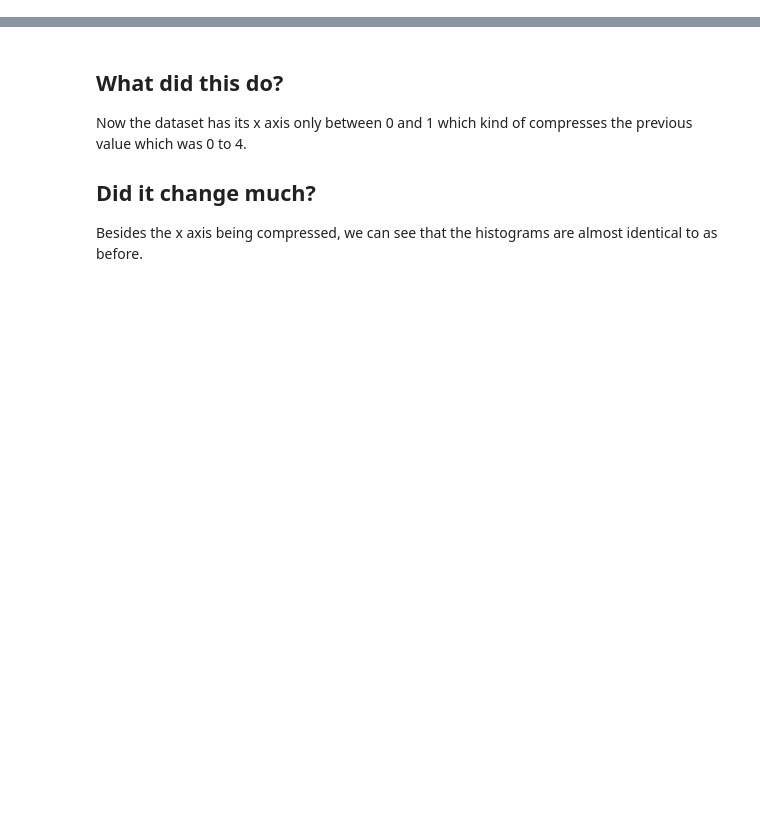
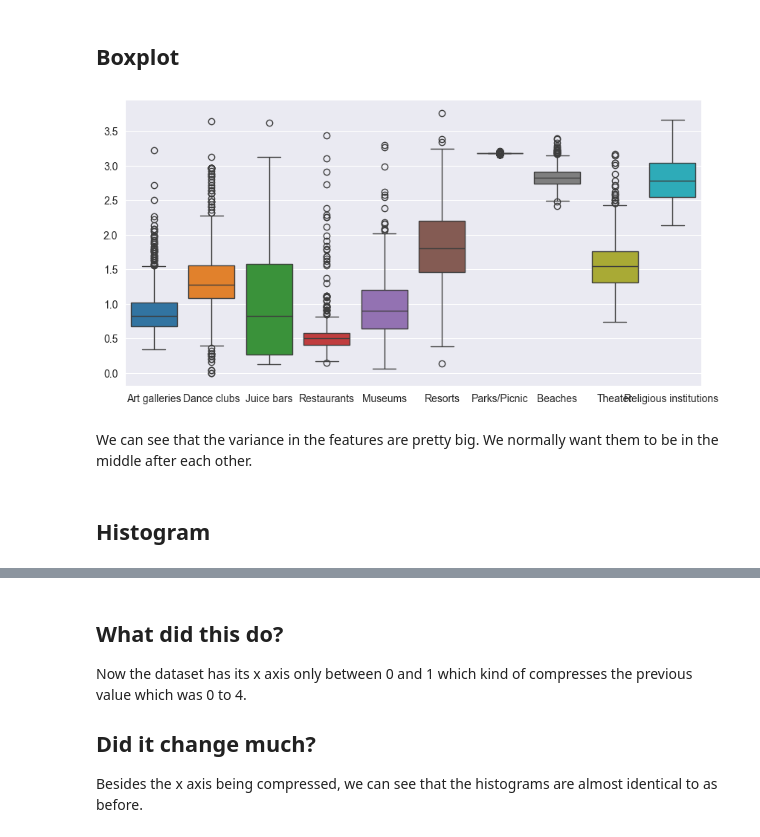
Before and after one commit to Wolff404/Clustering, a Jupyter notebook: Clustering_of_Travel_Reviews.ipynb, the cells around one changed output, grey strips where cells are left out. Saved outputs shown, nothing was run; the diff lists cells and outputs as text; code cells hidden in the pictures; blank space fills up the shorter version.

```diff
--- a/Clustering_of_Travel_Reviews.ipynb
+++ b/Clustering_of_Travel_Reviews.ipynb
@@ -51,3 +90,14 @@ dataset = trip_advisor_review_csv.drop('User ID', axis=1)
+# %% [markdown]
+## Boxplot
+# %%
+plt.figure(figsize=(10, 5))
+fig = sb.boxplot(data=dataset)
+# %% [output]
+[figure, added]
+# %% [markdown]
+We can see that the variance in the features are pretty big. We normally want them to be in the middle after each other.
+# %% [markdown]
+## Histogram
 # %%
 dataset.hist(figsize=(15,15));
 # %% [output]
```
Also changed, not shown: parts of 36 cells of this notebook.
